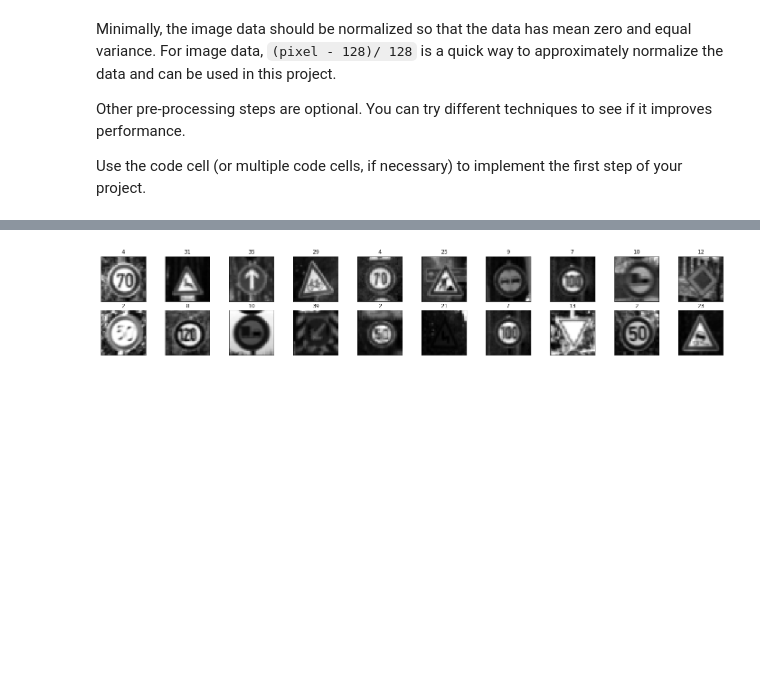
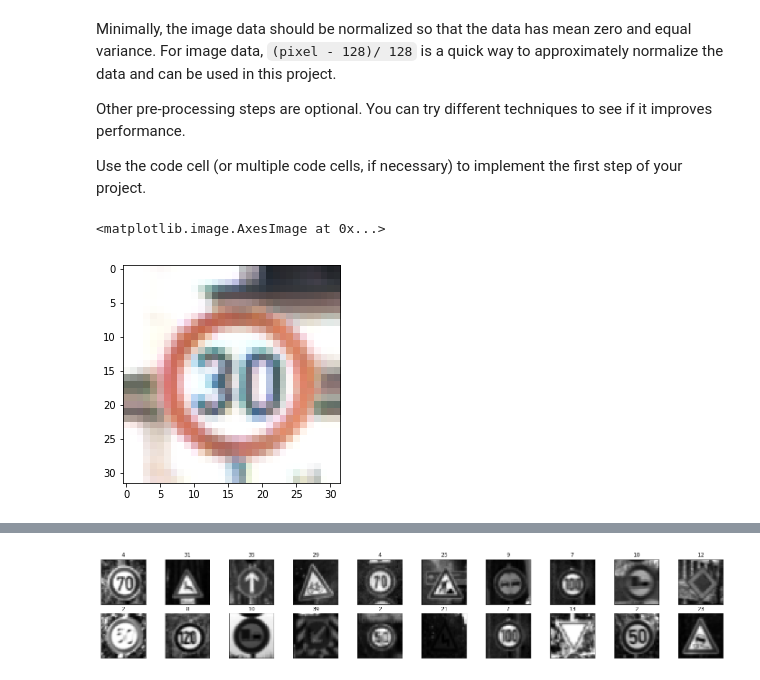
Before and after one commit to SRatna/Traffic-Sign-Classifier, a Jupyter notebook: Traffic_Sign_Classifier.ipynb, the cells around one changed output, grey strips where cells are left out. Drawn from its saved outputs; the diff is of its cells as text; code cells hidden in the pictures; blank space fills up the shorter version.

```diff
--- a/Traffic_Sign_Classifier.ipynb
+++ b/Traffic_Sign_Classifier.ipynb
@@ -138,6 +145,12 @@ Minimally, the image data should be normalized so that the data has mean zero an
 Other pre-processing steps are optional. You can try different techniques to see if it improves performance.
 
 Use the code cell (or multiple code cells, if necessary) to implement the first step of your project.
+# %%
+original_img = X_train[2295]
+plt.imshow(original_img)
+# %% [output]
+<matplotlib.image.AxesImage at 0x...>
+[figure, added]
 # %%
 # conversion to grayscale
 X_train = np.sum(X_train/3, axis=3, keepdims=True)
```
Also changed, not shown: parts of 6 cells of this notebook.
